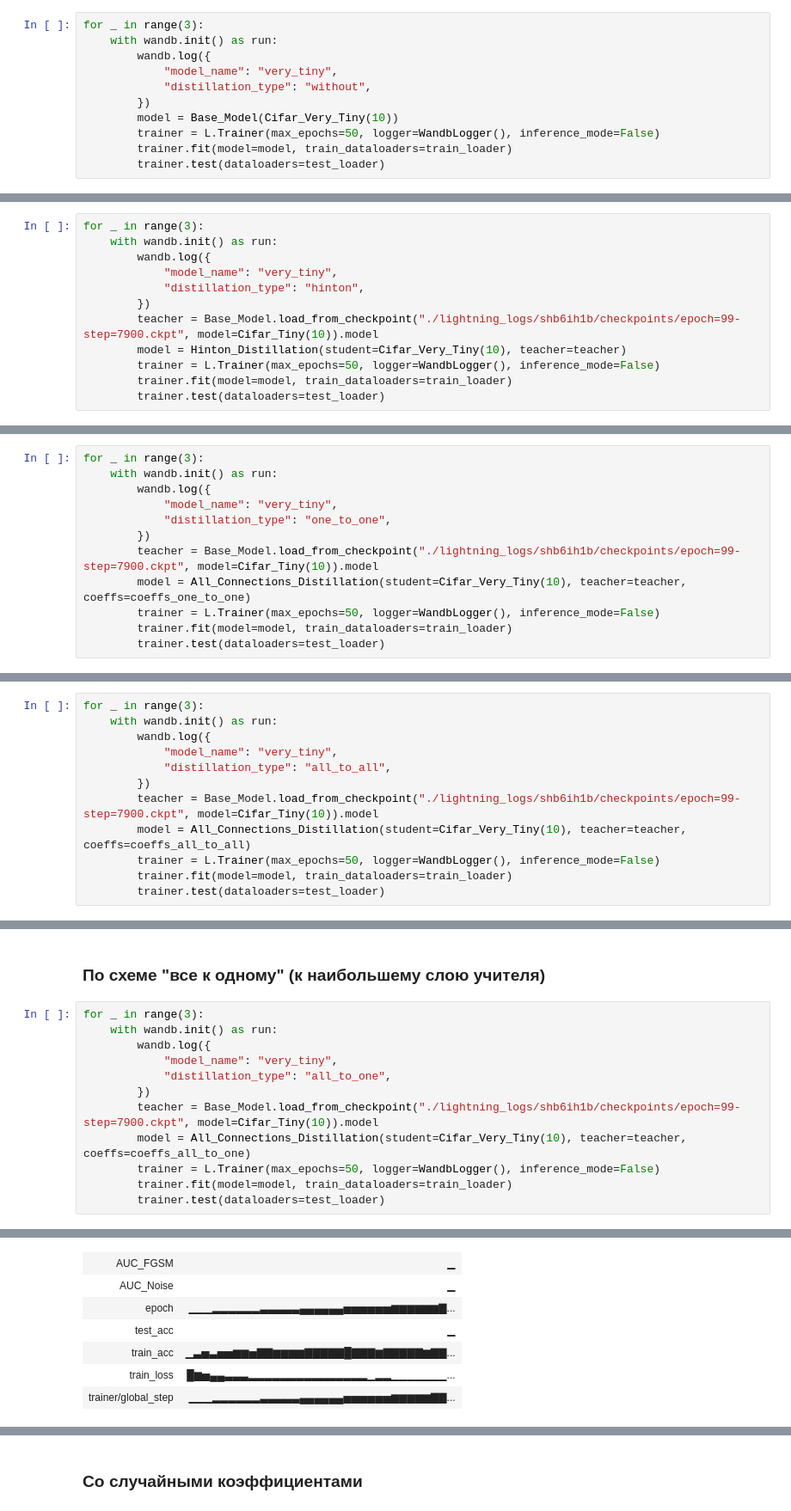
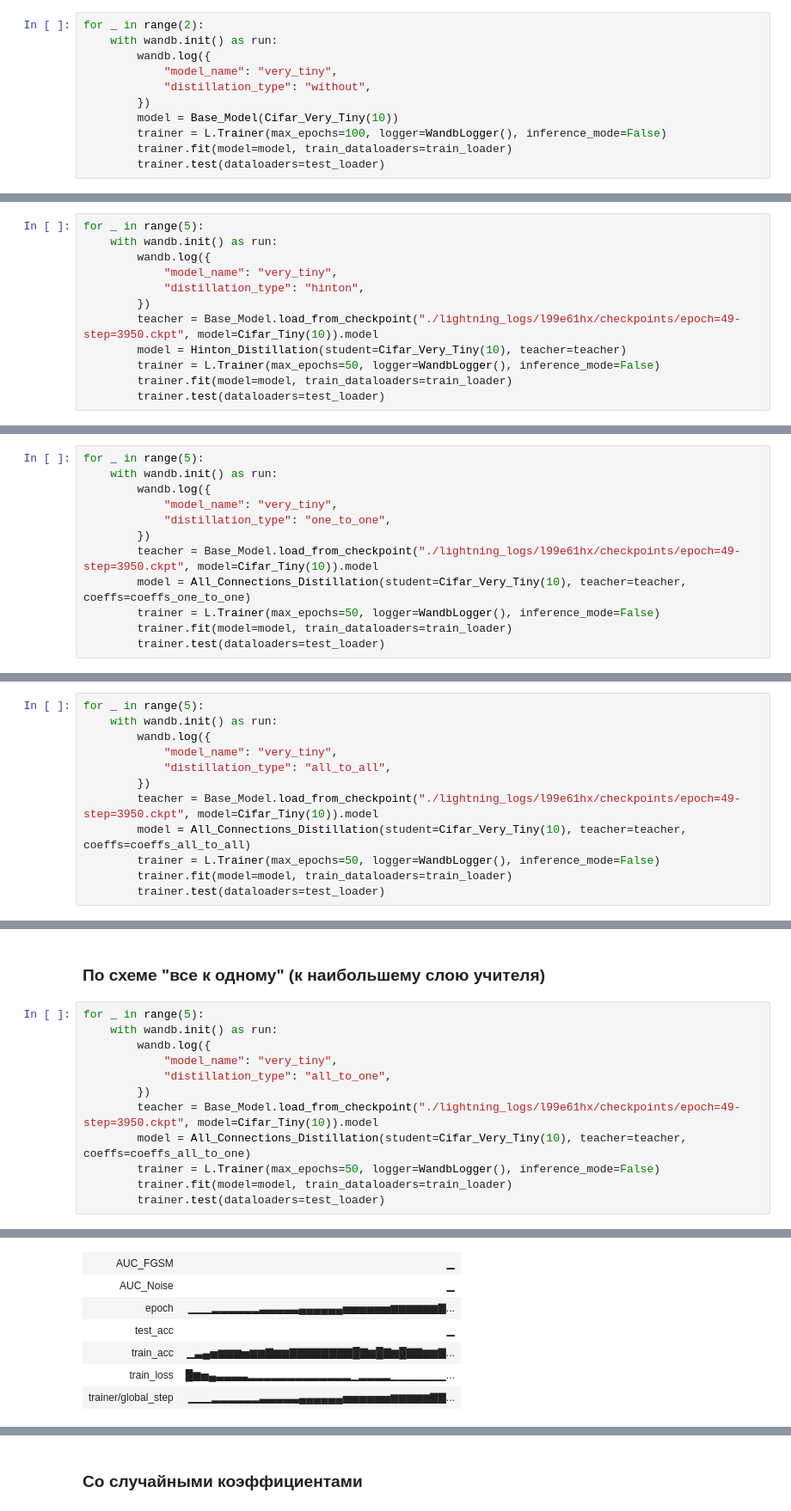
Before and after one commit to intsystems/Oleinik-BS-Thesis, a Jupyter notebook: code/run_wandb_experiments.ipynb, the cells around one changed output, grey strips where cells are left out. Shown: that part at 86% size. Cells and saved outputs as stored; diff of their text form.

```diff
--- a/code/run_wandb_experiments.ipynb
+++ b/code/run_wandb_experiments.ipynb
@@ -80,14 +80,14 @@ Run history:
 # %% [markdown]
 ### Модель VeryTiny
 # %%
-for _ in range(3):
+for _ in range(2):
     with wandb.init() as run:
         wandb.log({
             "model_name": "very_tiny",
             "distillation_type": "without",
         })
         model = Base_Model(Cifar_Very_Tiny(10))
-        trainer = L.Trainer(max_epochs=50, logger=WandbLogger(), inference_mode=False)
+        trainer = L.Trainer(max_epochs=100, logger=WandbLogger(), inference_mode=False)
         trainer.fit(model=model, train_dataloaders=train_loader)
         trainer.test(dataloaders=test_loader)
 # %% [output]
@@ -139,13 +134,13 @@ Run summary:
 ## Дистиляция Хинтона
 Из Tiny в VeryTiny
 # %%
-for _ in range(3):
+for _ in range(5):
     with wandb.init() as run:
         wandb.log({
             "model_name": "very_tiny",
             "distillation_type": "hinton",
         })
-        teacher = Base_Model.load_from_checkpoint("./lightning_logs/shb6ih1b/checkpoints/epoch=99-step=7900.ckpt", model=Cifar_Tiny(10)).model
+        teacher = Base_Model.load_from_checkpoint("./lightning_logs/l99e61hx/checkpoints/epoch=49-step=3950.ckpt", model=Cifar_Tiny(10)).model
         model = Hinton_Distillation(student=Cifar_Very_Tiny(10), teacher=teacher)
         trainer = L.Trainer(max_epochs=50, logger=WandbLogger(), inference_mode=False)
         trainer.fit(model=model, train_dataloaders=train_loader)
@@ -217,13 +204,13 @@ def random_coeffs():
 # %% [markdown]
 ### По схеме "один к одному"
 # %%
-for _ in range(3):
+for _ in range(5):
     with wandb.init() as run:
         wandb.log({
             "model_name": "very_tiny",
             "distillation_type": "one_to_one",
         })
-        teacher = Base_Model.load_from_checkpoint("./lightning_logs/shb6ih1b/checkpoints/epoch=99-step=7900.ckpt", model=Cifar_Tiny(10)).model
+        teacher = Base_Model.load_from_checkpoint("./lightning_logs/l99e61hx/checkpoints/epoch=49-step=3950.ckpt", model=Cifar_Tiny(10)).model
         model = All_Connections_Distillation(student=Cifar_Very_Tiny(10), teacher=teacher, coeffs=coeffs_one_to_one)
         trainer = L.Trainer(max_epochs=50, logger=WandbLogger(), inference_mode=False)
         trainer.fit(model=model, train_dataloaders=train_loader)
@@ -277,13 +263,13 @@ Run summary:
 # %% [markdown]
 ### По схеме "все со всеми"
 # %%
-for _ in range(3):
+for _ in range(5):
     with wandb.init() as run:
         wandb.log({
             "model_name": "very_tiny",
             "distillation_type": "all_to_all",
         })
-        teacher = Base_Model.load_from_checkpoint("./lightning_logs/shb6ih1b/checkpoints/epoch=99-step=7900.ckpt", model=Cifar_Tiny(10)).model
+        teacher = Base_Model.load_from_checkpoint("./lightning_logs/l99e61hx/checkpoints/epoch=49-step=3950.ckpt", model=Cifar_Tiny(10)).model
         model = All_Connections_Distillation(student=Cifar_Very_Tiny(10), teacher=teacher, coeffs=coeffs_all_to_all)
         trainer = L.Trainer(max_epochs=50, logger=WandbLogger(), inference_mode=False)
         trainer.fit(model=model, train_dataloaders=train_loader)
@@ -337,13 +323,13 @@ Run summary:
 # %% [markdown]
 ### По схеме "все к одному" (к наибольшему слою учителя)
 # %%
-for _ in range(3):
+for _ in range(5):
     with wandb.init() as run:
         wandb.log({
             "model_name": "very_tiny",
             "distillation_type": "all_to_one",
         })
-        teacher = Base_Model.load_from_checkpoint("./lightning_logs/shb6ih1b/checkpoints/epoch=99-step=7900.ckpt", model=Cifar_Tiny(10)).model
+        teacher = Base_Model.load_from_checkpoint("./lightning_logs/l99e61hx/checkpoints/epoch=49-step=3950.ckpt", model=Cifar_Tiny(10)).model
         model = All_Connections_Distillation(student=Cifar_Very_Tiny(10), teacher=teacher, coeffs=coeffs_all_to_one)
         trainer = L.Trainer(max_epochs=50, logger=WandbLogger(), inference_mode=False)
         trainer.fit(model=model, train_dataloaders=train_loader)
@@ -385,11 +371,11 @@ Loaded model weights from the checkpoint at ./lightning_logs/zhhgffu1/checkpoint
 └───────────────────────────┴───────────────────────────┘
 wandb: WARNING Source type is set to 'repo' but some required information is missing from the environment. A job will not be created from this run. See https://docs.wandb.ai/guides/launch/create-job
 Run history:
 | AUC_FGSM | ▁ |
 | AUC_Noise | ▁ |
 | epoch | ▁▁▁▂▂▂▂▂▂▃▃▃▃▃▄▄▄▄▄▄▅▅▅▅▅▅▆▆▆▆▆▆▇... |
 | test_acc | ▁ |
-| train_acc | ▁▃▅▃▅▅▆▆▅▇▇▆▆▆▆▇▇▇▇▇█▇▇▇▆▇▇▇▇▇▆▇▇... |
-| train_loss | █▆▅▄▄▃▃▃▂▂▂▂▂▂▂▂▂▂▂▂▂▂▂▁▂▂▁▁▁▁▁▁▁... |
+| train_acc | ▁▃▄▅▆▆▆▅▆▆▇▆▆▇▇▇▇▇▇▇▇█▇▆█▇▆█▇▇▆▆▇... |
+| train_loss | █▆▅▄▃▃▃▃▂▂▂▂▂▂▂▂▂▂▂▂▂▁▂▂▂▂▁▁▁▁▁▁▁... |
 | trainer/global_step | ▁▁▁▂▂▂▂▂▂▃▃▃▃▃▄▄▄▄▄▄▅▅▅▅▅▅▆▆▆▆▆▇▇... |
 Run summary:
```
Also changed, not shown: parts of 13 cells of this notebook.
